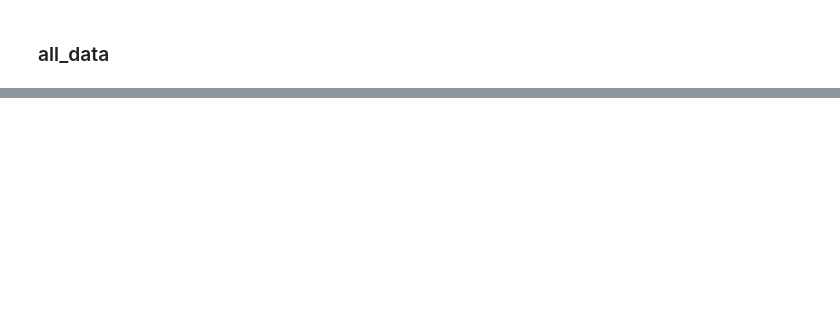
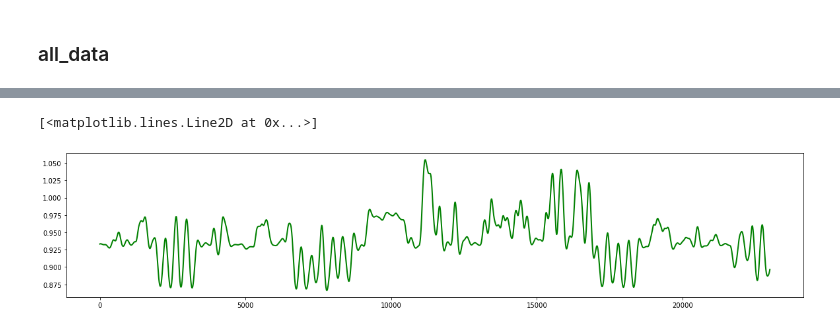
Before and after one commit to kbeom9307/RF_code, a Jupyter notebook: RF_data_acqusition.ipynb, the cells around one changed output, grey strips where cells are left out. Saved outputs shown, nothing was run; the diff lists cells and outputs as text; code cells hidden in the pictures; blank space fills up the shorter version.

```diff
--- a/RF_data_acqusition.ipynb
+++ b/RF_data_acqusition.ipynb
@@ -122,0 +153,5 @@ fig.show()
+# %%
+plt.plot(filtered_signal[1000:], 'g-', linewidth=2, label='filtered signal')
+# %% [output]
+[<matplotlib.lines.Line2D at 0x...>]
+[figure, added]
```
Also changed, not shown: parts of 24 cells of this notebook, 1 other file.
